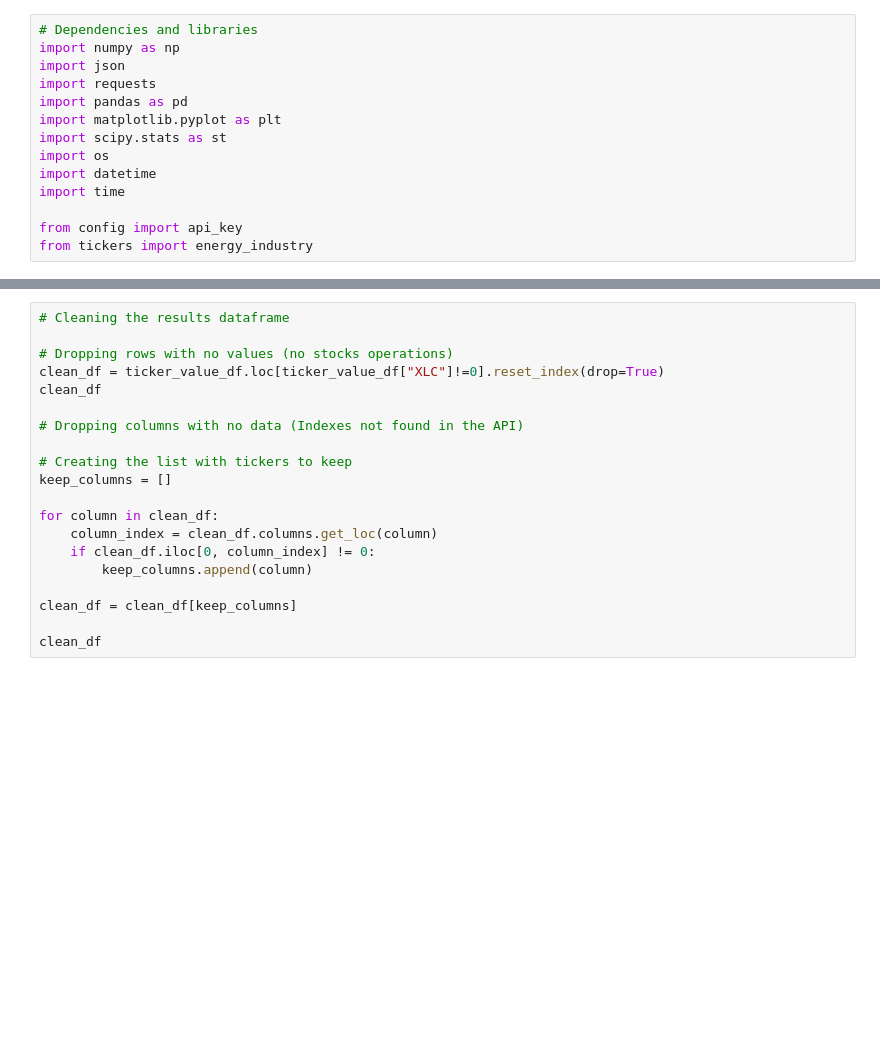
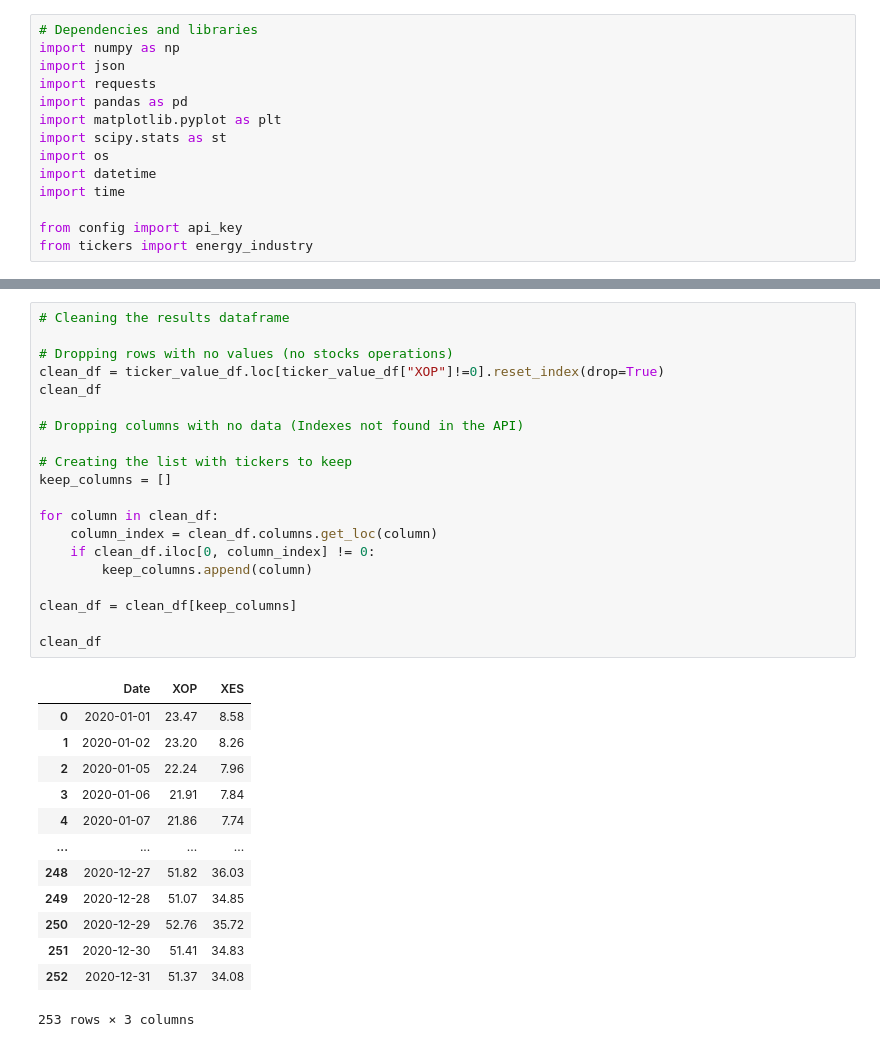
Before and after one commit to Dinorobie/stocks-covid, a Jupyter notebook: energy_analysis.ipynb, the cells around one changed output, grey strips where cells are left out. Cells and saved outputs as stored; diff of their text form; blank space fills up the shorter version.

```diff
--- a/energy_analysis.ipynb
+++ b/energy_analysis.ipynb
@@ -96,22 +96,36 @@ ticker_value_df
 # %%
 # Cleaning the results dataframe
 
 # Dropping rows with no values (no stocks operations)
-clean_df = ticker_value_df.loc[ticker_value_df["XLC"]!=0].reset_index(drop=True)
+clean_df = ticker_value_df.loc[ticker_value_df["XOP"]!=0].reset_index(drop=True)
 clean_df
 
 # Dropping columns with no data (Indexes not found in the API)
 
 # Creating the list with tickers to keep
 keep_columns = []
 
 for column in clean_df:
     column_index = clean_df.columns.get_loc(column)
     if clean_df.iloc[0, column_index] != 0:
         keep_columns.append(column)
 
 clean_df = clean_df[keep_columns]
 
 clean_df
+# %% [output]
+|  | Date | XOP | XES |
+| 0 | 2020-01-01 | 23.47 | 8.58 |
+| 1 | 2020-01-02 | 23.20 | 8.26 |
+| 2 | 2020-01-05 | 22.24 | 7.96 |
+| 3 | 2020-01-06 | 21.91 | 7.84 |
+| 4 | 2020-01-07 | 21.86 | 7.74 |
+| ... | ... | ... | ... |
+| 248 | 2020-12-27 | 51.82 | 36.03 |
+| 249 | 2020-12-28 | 51.07 | 34.85 |
+| 250 | 2020-12-29 | 52.76 | 35.72 |
+| 251 | 2020-12-30 | 51.41 | 34.83 |
+| 252 | 2020-12-31 | 51.37 | 34.08 |
+253 rows × 3 columns
 # %%
 clean_df.describe()
```
Also changed, not shown: parts of 8 cells of this notebook, 6 other files.
